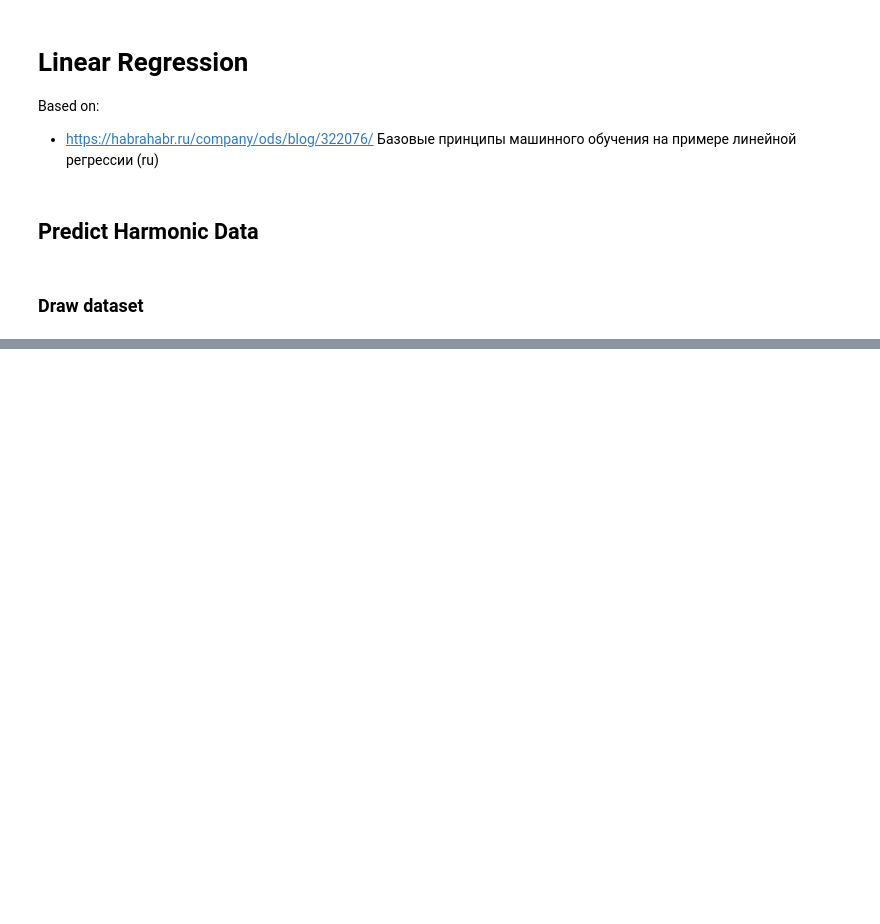
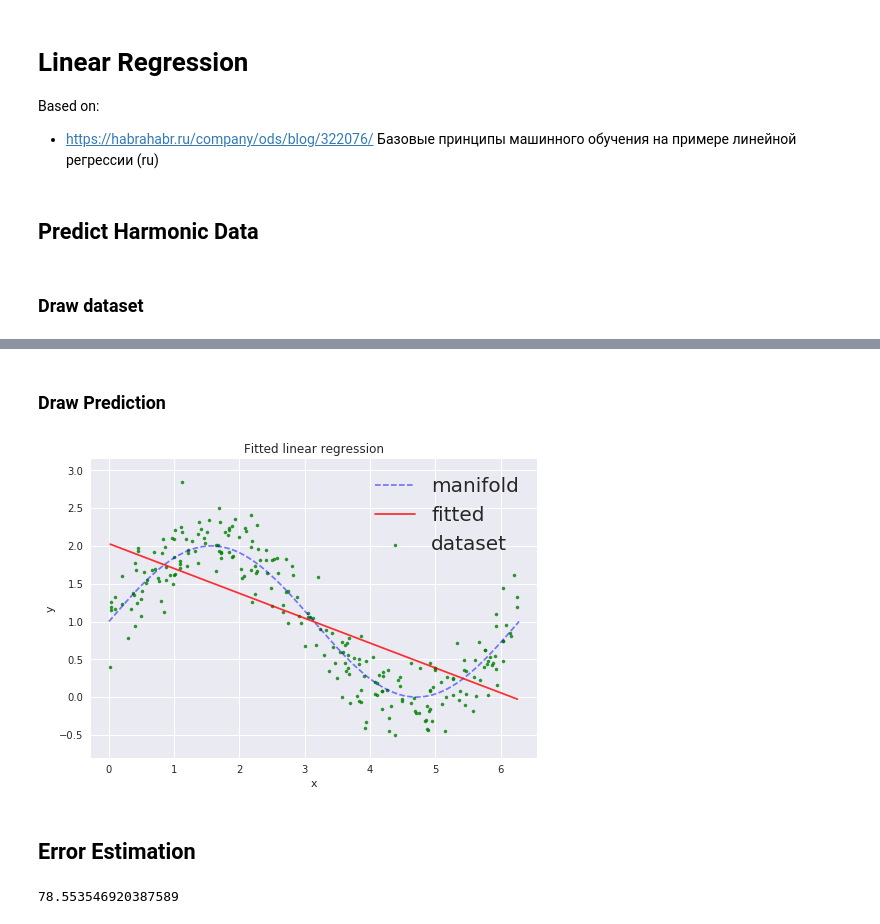
Before and after one commit to hyzhak/linear-regression, a Jupyter notebook: linear-regression.ipynb, the cells around one changed output, grey strips where cells are left out. Drawn from its saved outputs; the diff is of its cells as text; code cells hidden in the pictures; blank space fills up the shorter version.

```diff
--- a/linear-regression.ipynb
+++ b/linear-regression.ipynb
@@ -42,0 +46,29 @@ plt.show()
+# %%
+# add column with 1-s
+X = np.array([np.ones(dataset['x_train'].shape[0]), dataset['x_train']]).T
+# solve linear function
+w = np.dot(np.dot(np.linalg.inv(np.dot(X.T, X)), X.T), dataset['y_train'])
+# get prediction
+y_hat = np.dot(w, X.T)
+# %% [markdown]
+### Draw Prediction
+# %%
+margin = 0.3
+plt.plot(dataset['support'], dataset['values'], 'b--', alpha=0.5, label='manifold')
+plt.scatter(dataset['x_train'], dataset['y_train'], 40, 'g', '.', alpha=0.8, label='dataset')
+plt.plot(dataset['x_train'], y_hat, 'r', alpha=0.8, label='fitted')
+plt.xlim(dataset['x_train'].min() - margin, dataset['x_train'].max() + margin)
+plt.ylim(dataset['y_train'].min() - margin, dataset['y_train'].max() + margin)
+plt.legend(loc='upper right', prop={'size': 20})
+plt.title('Fitted linear regression')
+plt.xlabel('x')
+plt.ylabel('y')
+plt.show()
+# %% [output]
+[figure, added]
+# %% [markdown]
+## Error Estimation
+# %%
+sum((y_hat-dataset['y_train'])*(y_hat-dataset['y_train']))/2*
+# %% [output]
+78.553546920387589
```
Also changed, not shown: parts of 2 cells of this notebook.
